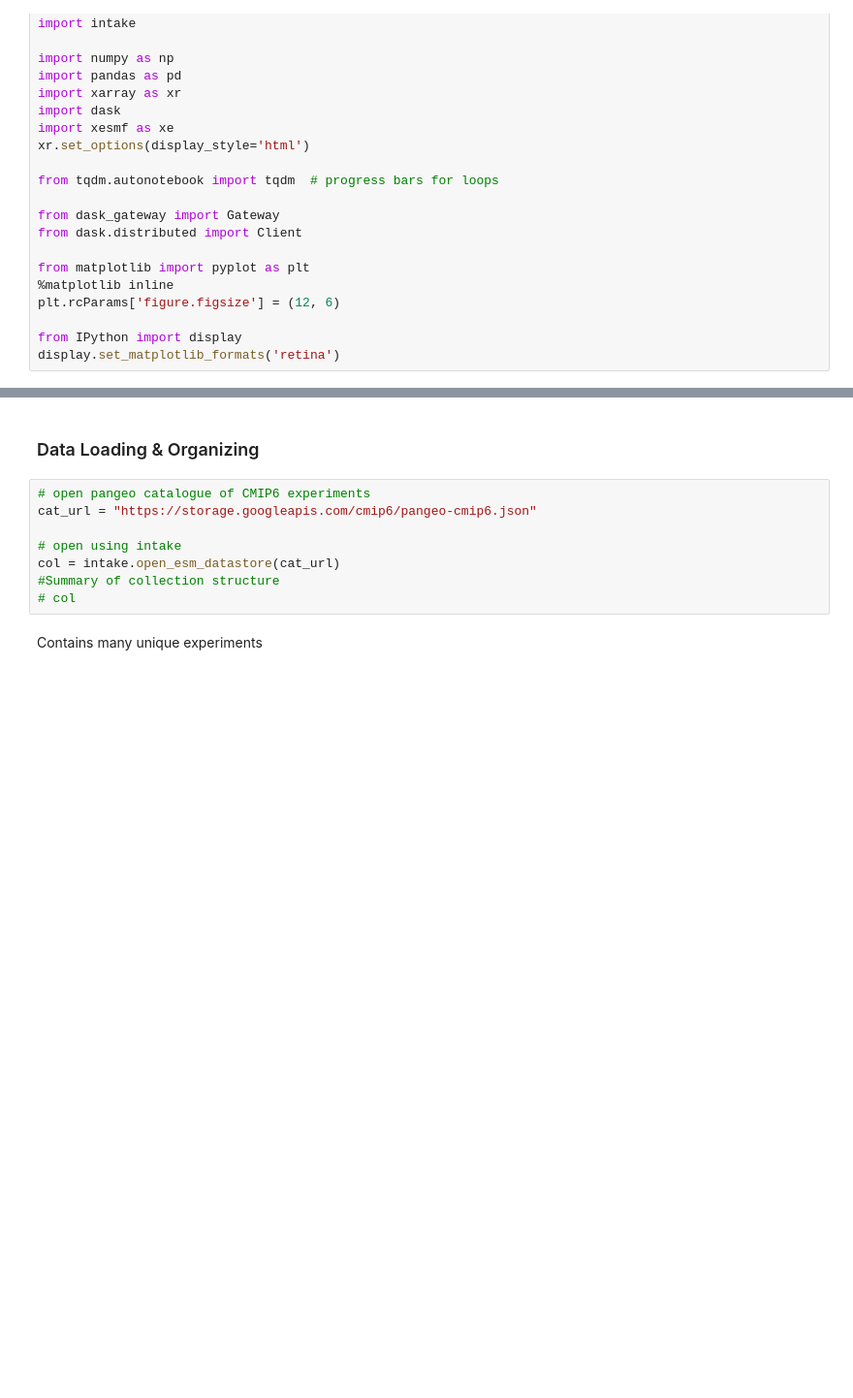
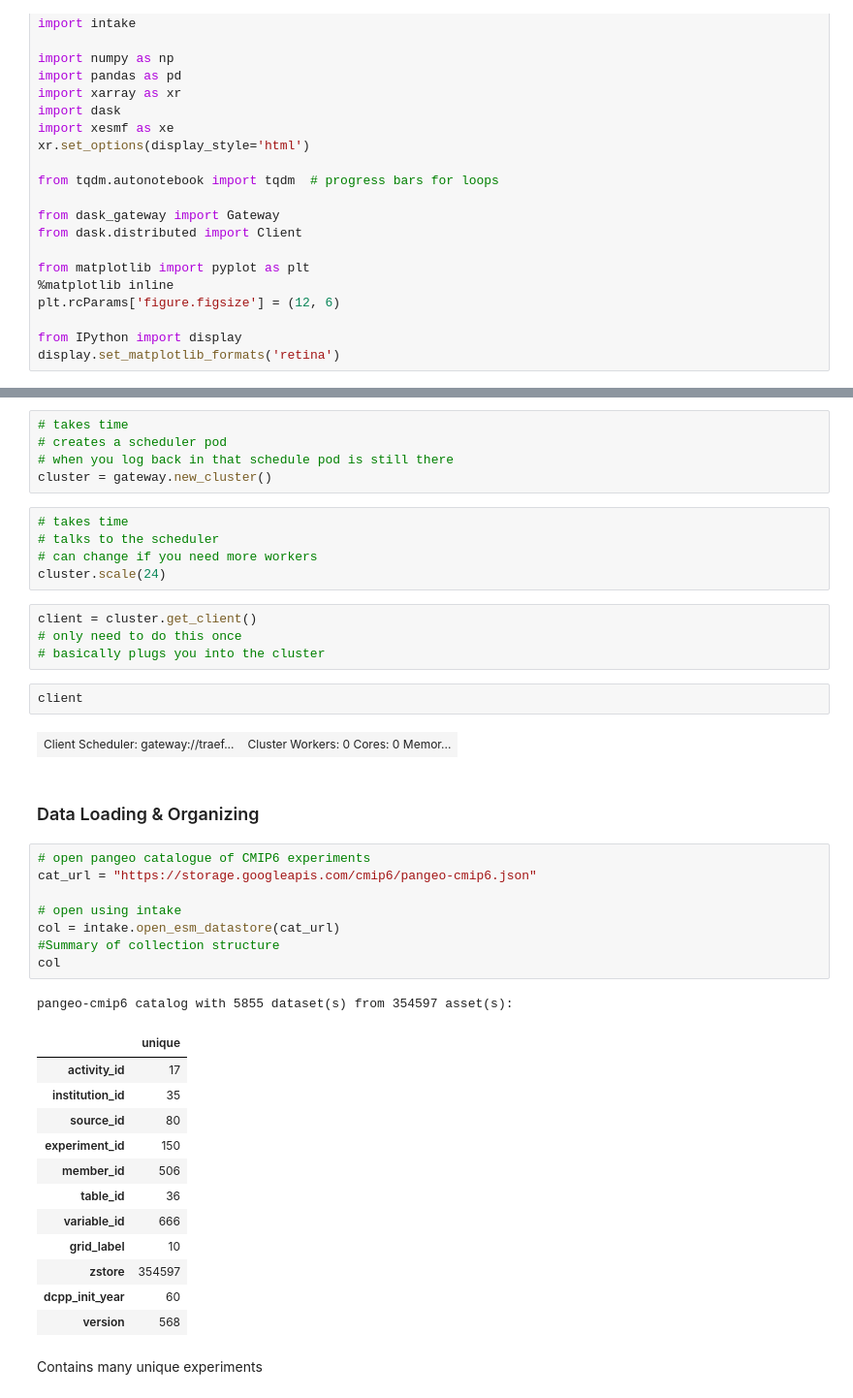
Before and after one commit to zentouro/rces-final, a Jupyter notebook: final_project.ipynb, the cells around one changed output, grey strips where cells are left out. Shown at 97% size. Saved outputs shown, nothing was run; the diff lists cells and outputs as text; blank space fills up the shorter version.

Commit message:
Fix dask cluster issue

```diff
--- a/final_project.ipynb
+++ b/final_project.ipynb
@@ -54,13 +52,45 @@ client
+# %%
+# takes time
+# creates a scheduler pod
+# when you log back in that schedule pod is still there
+cluster = gateway.new_cluster()
+# %%
+# takes time
+# talks to the scheduler
+# can change if you need more workers
+cluster.scale(24)
+# %%
+client = cluster.get_client()
+# only need to do this once
+# basically plugs you into the cluster
+# %%
+client
+# %% [output]
+| Client Scheduler: gateway://traef... | Cluster Workers: 0 Cores: 0 Memor... |
 # %% [markdown]
 ### Data Loading & Organizing
 # %%
 # open pangeo catalogue of CMIP6 experiments
 cat_url = "https://storage.googleapis.com/cmip6/pangeo-cmip6.json"
 
 # open using intake
 col = intake.open_esm_datastore(cat_url)
 #Summary of collection structure
-# col
+col
+# %% [output]
+pangeo-cmip6 catalog with 5855 dataset(s) from 354597 asset(s):
+|  | unique |
+| activity_id | 17 |
+| institution_id | 35 |
+| source_id | 80 |
+| experiment_id | 150 |
+| member_id | 506 |
+| table_id | 36 |
+| variable_id | 666 |
+| grid_label | 10 |
+| zstore | 354597 |
+| dcpp_init_year | 60 |
+| version | 568 |
 # %% [markdown]
 Contains many unique experiments
 # %%
```
Also changed, not shown: parts of 20 cells of this notebook, 2 other files.
